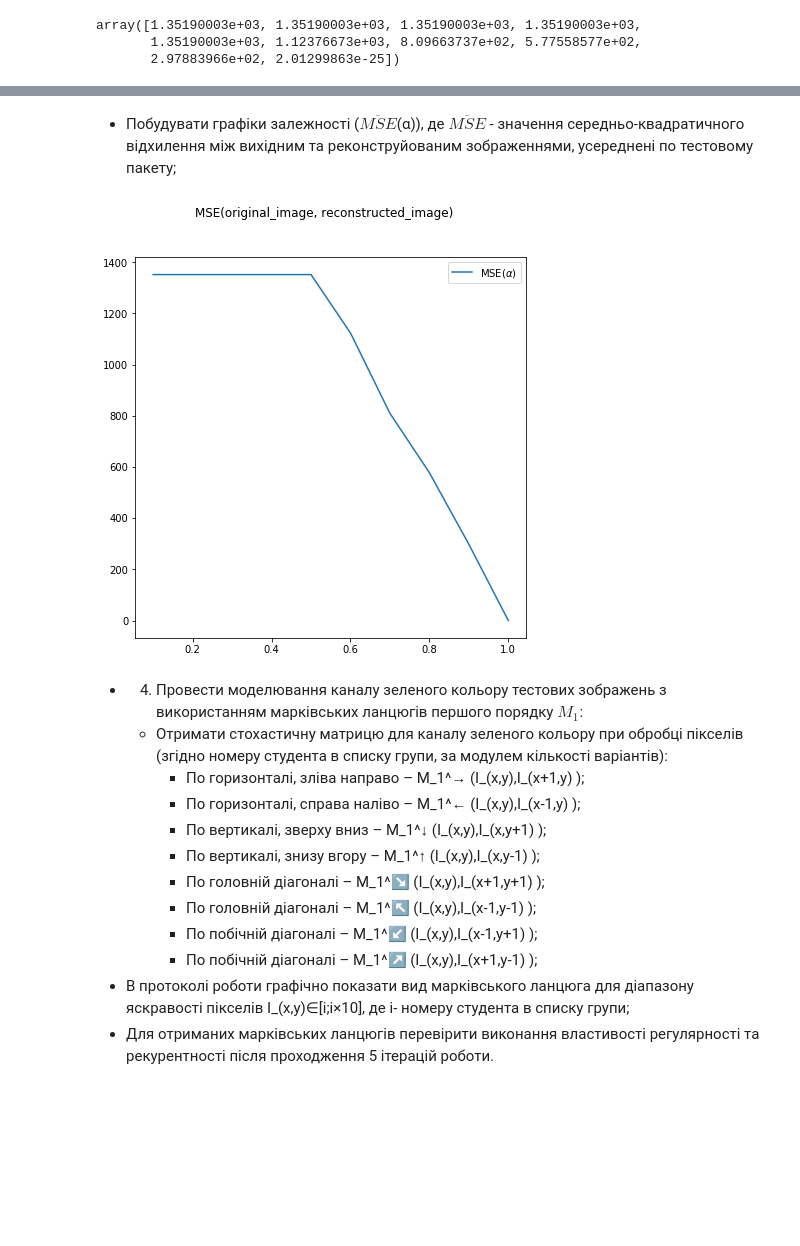
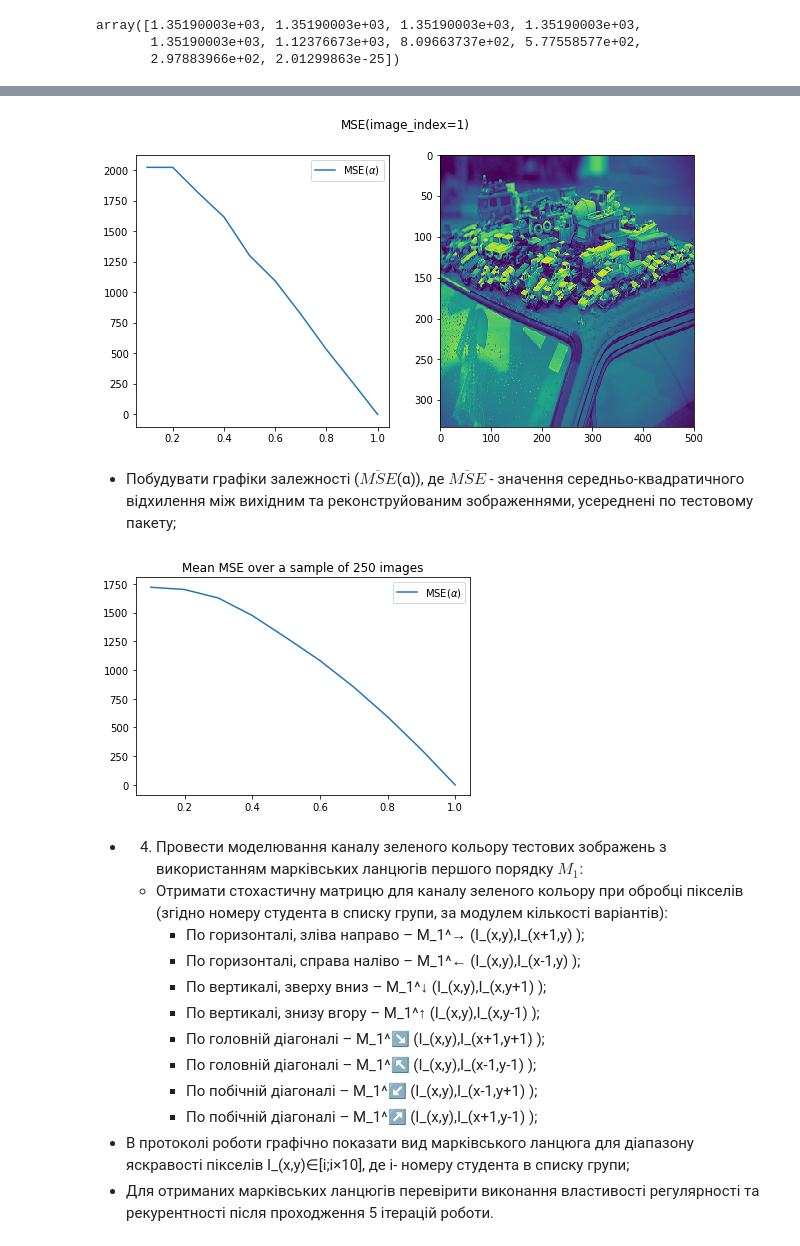
Before and after one commit to EddieKro/MathMethods_in_ML, a Jupyter notebook: notebooks/Lab2.ipynb, the cells around one changed output, grey strips where cells are left out. Saved outputs shown, nothing was run; the diff lists cells and outputs as text; code cells hidden in the pictures; blank space fills up the shorter version.

```diff
--- a/notebooks/Lab2.ipynb
+++ b/notebooks/Lab2.ipynb
@@ -110,12 +141,32 @@ array([1.35190003e+03, 1.35190003e+03, 1.35190003e+03, 1.35190003e+03,
+# %%
+i=1
+mse = calculate_mse(sample_images_green[i])
+plt.figure(figsize=(10,5))
+
+plt.subplot(121,)
+plt.suptitle(f"MSE(image_index={i})")
+plt.plot(np.arange(0.1,1.1,0.1),mse,label='MSE($\\alpha$)')
+plt.legend()
+
+plt.subplot(122)
+plt.imshow(sample_images_green[i],aspect='auto');
+# %% [output]
+[figure, added]
 # %% [markdown]
 *	Побудувати графіки залежності ($\overline {MSE}$(α)), де $\overline {MSE}$ - значення середньо-квадратичного відхилення між вихідним та реконструйованим зображеннями, усереднені по тестовому пакету;
-# %%
-plt.figure(figsize=(7,7))
-plt.suptitle("MSE(original_image, reconstructed_image)")
-plt.plot(np.arange(0.1,1.1,0.1),mse,label='MSE($\\alpha$)')
-plt.legend();
-# %% [output]
-[figure, removed]
+# %%
+def calculate_mean_mse(sample):
+    total_mse = np.zeros(10,)
+    for i in range(len(sample)):
+        np.add(total_mse,calculate_mse(sample[i]),out=total_mse)
+    return total_mse/len(sample)
+mean_mse = calculate_mean_mse(sample_images_green)
+
+plt.title(f"Mean MSE over a sample of {sample_size} images")
+plt.plot(np.arange(0.1,1.1,0.1),mean_mse,label='MSE($\\alpha$)')
+plt.legend();
+# %% [output]
+[figure, added]
 # %% [markdown]
 * 4) 	Провести моделювання каналу зеленого кольору тестових зображень з використанням марківських ланцюгів першого порядку $M_1$:
     *	Отримати стохастичну матрицю для каналу зеленого кольору при обробці пікселів (згідно номеру студента в списку групи, за модулем кількості варіантів):
```
Also changed, not shown: parts of 5 cells of this notebook.
